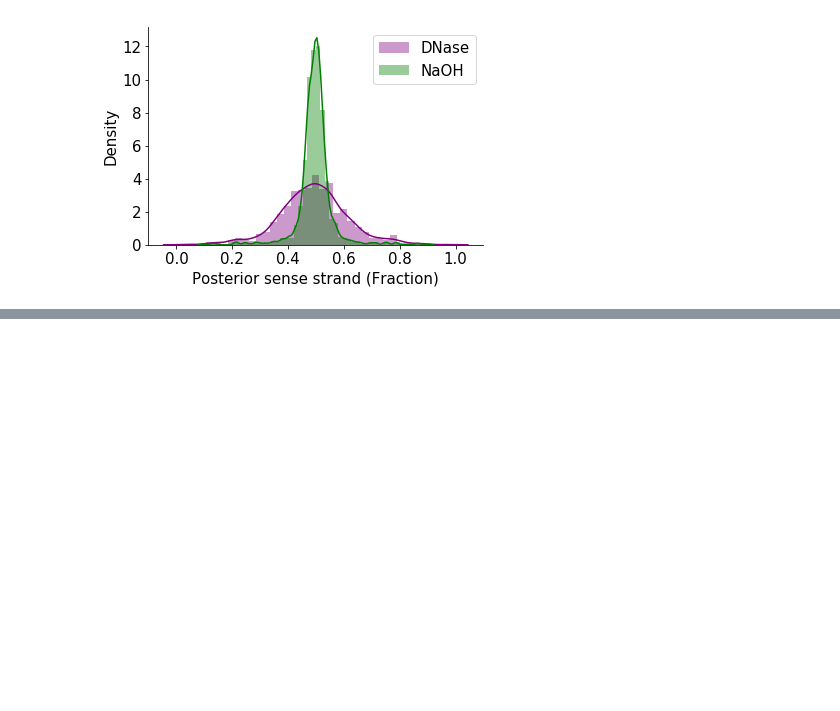
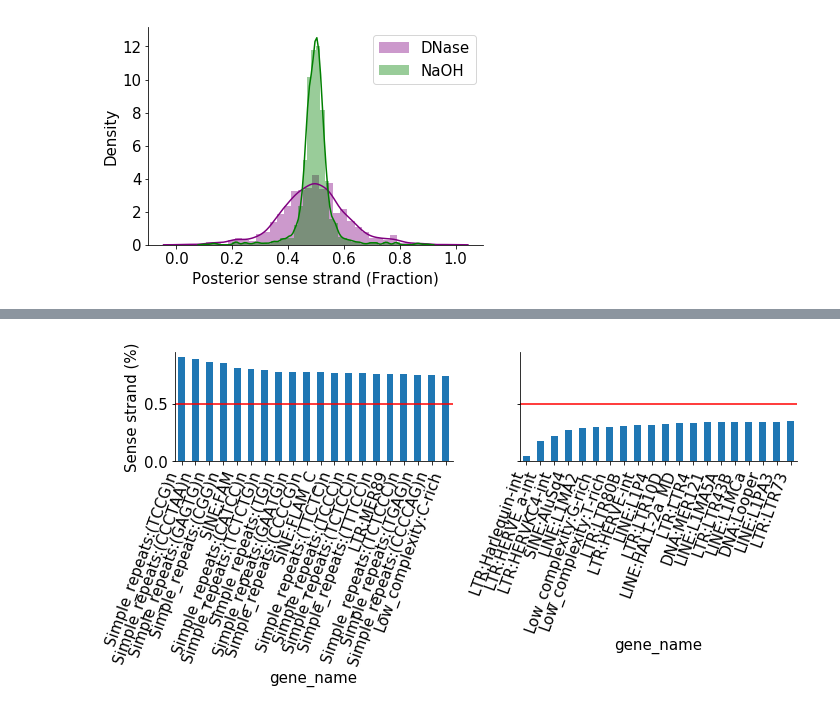
Before and after one commit to wckdouglas/cfNA, a Jupyter notebook: plots/plot_repeats.ipynb, the cells around one changed output, grey strips where cells are left out. Saved outputs shown, nothing was run; the diff lists cells and outputs as text; code cells hidden in the pictures; blank space fills up the shorter version.

```diff
--- a/plots/plot_repeats.ipynb
+++ b/plots/plot_repeats.ipynb
@@ -248,0 +288,34 @@ lgd =plt.setp(lgd.get_title(),fontsize=15)
+# %%
+dnase_posterior_df = update_posterior(p_df, naoh_a, naoh_b)
+
+fig = plt.figure(figsize= (10,5))
+top_n = 20
+
+ax = fig.add_subplot(121)
+dnase_posterior_df\
+    .nlargest(top_n, 'posterior')\
+    .set_index('gene_name')\
+    .filter(['posterior'])\
+    .plot.bar(ax=ax)
+ax.set_ylabel('Sense strand (%)')
+ax.legend().set_visible(False)
+ax.set_xticklabels(ax.get_xticklabels(), rotation = 70, ha='right')
+ax.hlines(y = 0.5, xmin=-1, xmax=top_n+1, color='red')
+
+
+ax = fig.add_subplot(122, sharey=ax)
+dnase_posterior_df\
+    .pipe(lambda d: d[~d.gene_name.str.contains('Simple')])\
+    .nsmallest(top_n, 'posterior')\
+    .set_index('gene_name')\
+    .filter(['posterior'])\
+    .plot.bar(ax=ax)
+ax.set_ylabel('Sense strand (%)')
+ax.legend().set_visible(False)
+ax.set_xticklabels(ax.get_xticklabels(), rotation = 70, ha='right')
+ax.hlines(y = 0.5, xmin=-1, xmax=top_n+1, color='red')
+
+fig.tight_layout()
+sns.despine()
+# %% [output]
+[figure, added]
```
Also changed, not shown: parts of 9 cells of this notebook, 6 other files.
